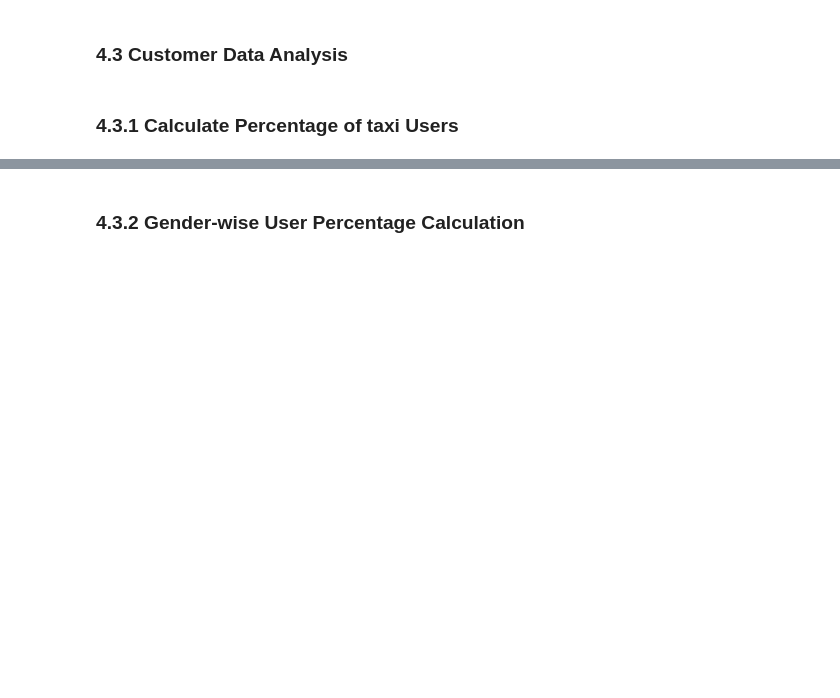
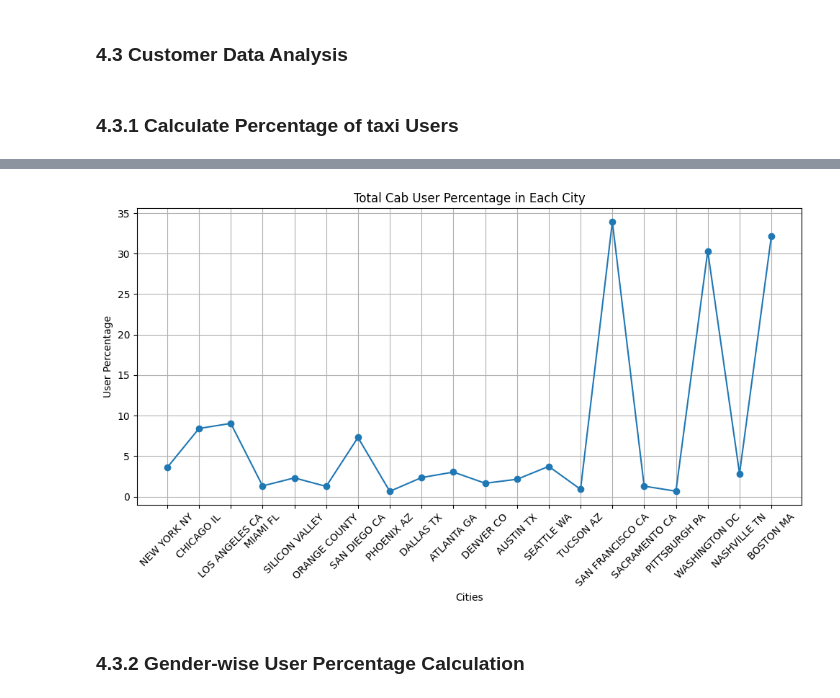
Before and after one commit to Madhvik-Bhalani/VC, a Jupyter notebook: week 2/EDA_Notebook.ipynb, the cells around one changed output, grey strips where cells are left out. Saved outputs shown, nothing was run; the diff lists cells and outputs as text; code cells hidden in the pictures; blank space fills up the shorter version.

```diff
--- a/week 2/EDA_Notebook.ipynb
+++ b/week 2/EDA_Notebook.ipynb
@@ -439,6 +439,30 @@ user_percentage_df
 | 17 | WASHINGTON DC | 418,859 | 127,001 | 30.32 |
 | 18 | NASHVILLE TN | 327,225 | 9,270 | 2.83 |
 | 19 | BOSTON MA | 248,968 | 80,021 | 32.14 |
+# %%
+user_per_Data = user_percentage_df['Percentage_of_Users']
+cities_name = city_df['City']
+
+# Ensure that cities and user_per_Data have the same number of elements
+cities = cities[:len(user_per_Data)]
+
+# Plotting the data
+plt.figure(figsize=(10, 6))
+plt.plot(cities_name, user_per_Data, marker='o')
+
+# Adding labels and title
+plt.xlabel('Cities')
+plt.ylabel('User Percentage')
+plt.title('Total Cab User Percentage in Each City')
+plt.xticks(rotation=45)  # Rotating city names for better readability
+
+
+# Display the plot
+plt.tight_layout()
+plt.grid(True)
+plt.show()
+# %% [output]
+[figure, added]
 # %% [markdown]
 ### 4.3.2 Gender-wise User Percentage Calculation
 # %%
```
Also changed, not shown: parts of 3 cells of this notebook.
